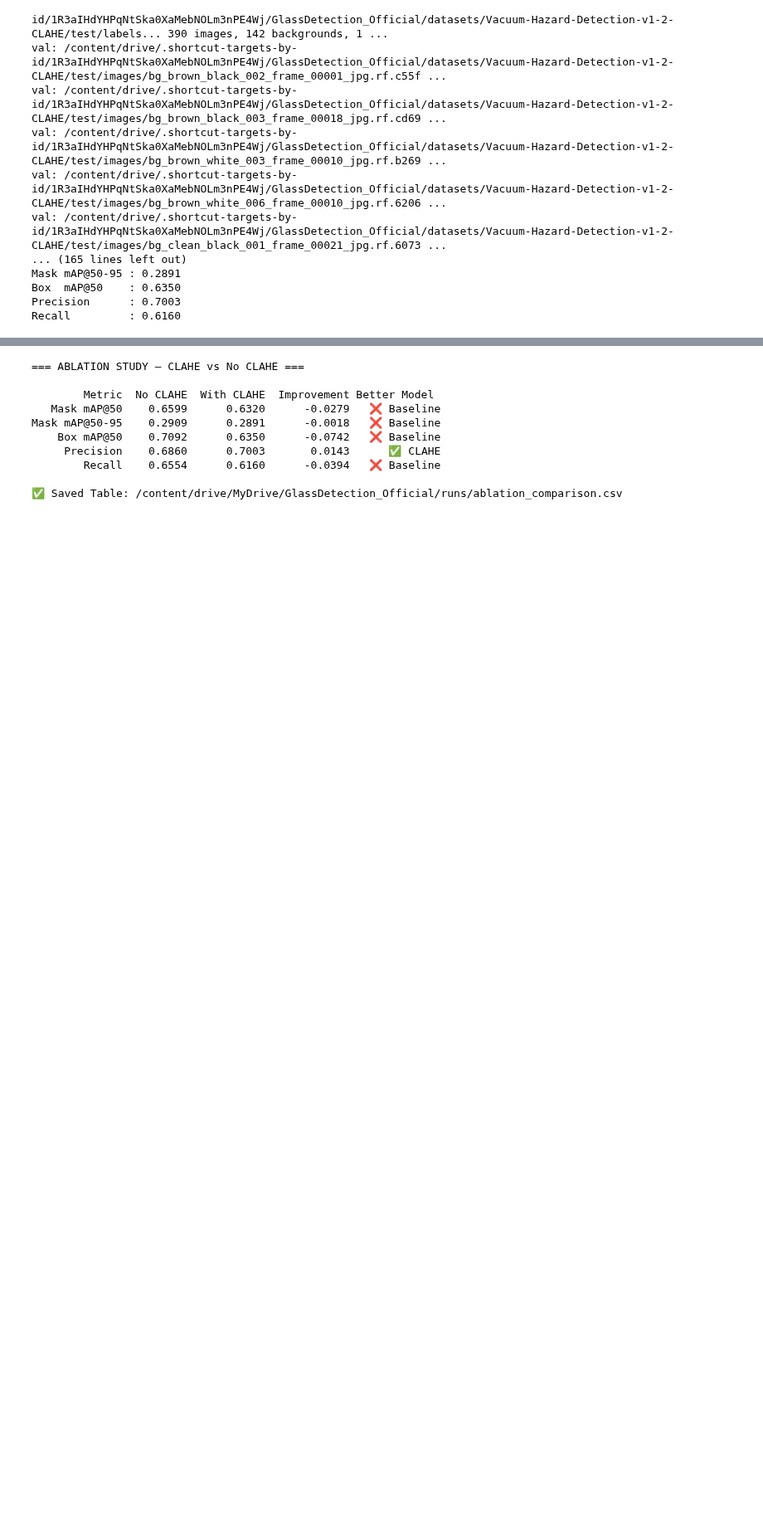
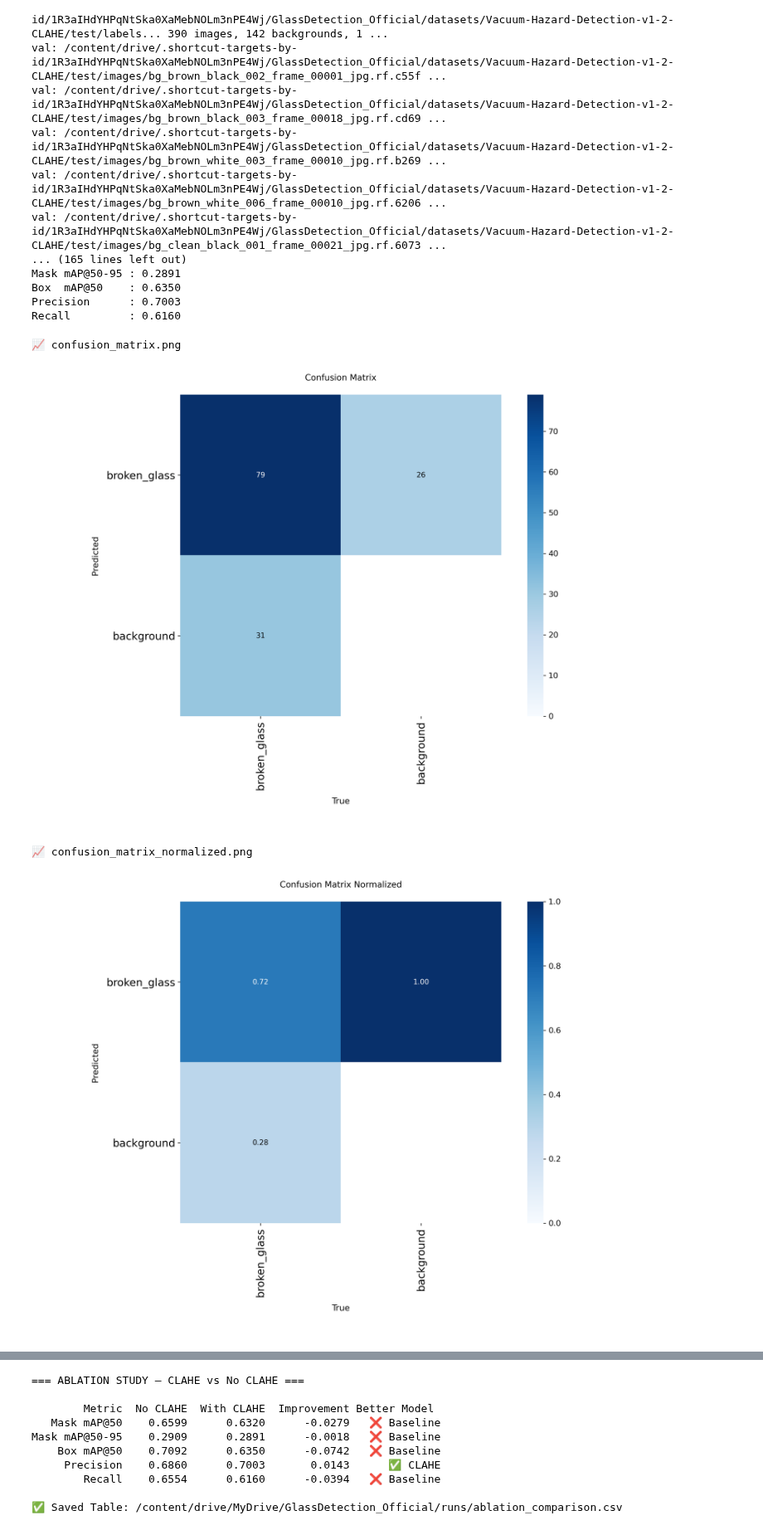
Before and after one commit to TharinduLakshimal/robotic-hazard-detection, a Jupyter notebook: Official_second_part.ipynb, the cells around one changed output, grey strips where cells are left out. Shown at 83% size. Saved outputs shown, nothing was run; the diff lists cells and outputs as text; code cells hidden in the pictures; blank space fills up the shorter version.

```diff
--- a/Official_second_part.ipynb
+++ b/Official_second_part.ipynb
@@ -139,3 +139,19 @@ Mask mAP@50-95 : 0.2891
 Box  mAP@50    : 0.6350
 Precision      : 0.7003
 Recall         : 0.6160
+# %%
+from IPython.display import Image as IPImage, display
+
+plots_dir = os.path.join(RUNS_DIR, 'eval_no_clahe')
+
+for plot in ['confusion_matrix.png', 'confusion_matrix_normalized.png',
+             'PR_curve.png', 'F1_curve.png', 'P_curve.png', 'R_curve.png']:
+    path = os.path.join(plots_dir, plot)
+    if os.path.exists(path):
+        print(f'\n📈 {plot}')
+        display(IPImage(path, width=750))
+# %% [output]
+📈 confusion_matrix.png
+[figure, added]
+📈 confusion_matrix_normalized.png
+[figure, added]
```
Also changed, not shown: parts of 1 cell of this notebook.
